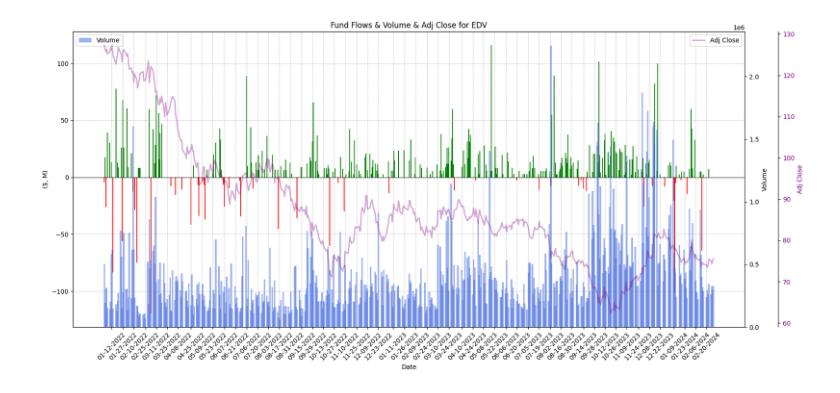
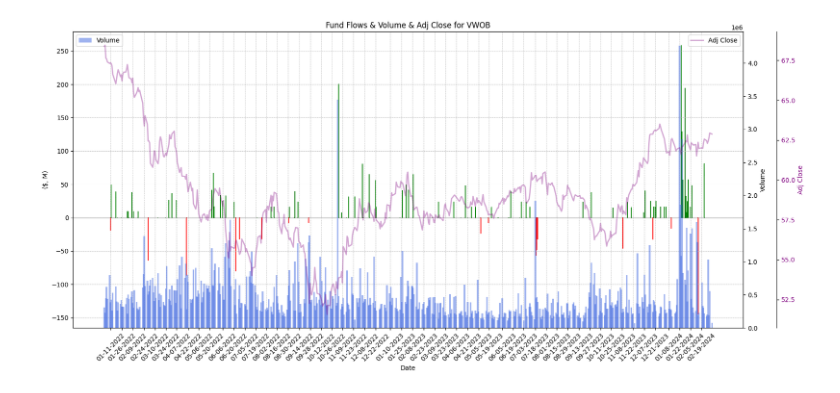
Before and after one commit to cleeclee123/ETF_Fund_Flows, a Jupyter notebook: flows.ipynb, the cells around one changed output. Cells and saved outputs as stored; diff of their text form; code cells hidden in the pictures.

```diff
--- a/flows.ipynb
+++ b/flows.ipynb
@@ -573,6 +573,6 @@ def get_tickers_from_vetta_to_df(url: str):
 # %%
 bond_etf_tickers = get_tickers_from_vetta(url=r"https://etfdb.com/data_set/?tm=94666&cond={%22by_type%22:[%22Etfdb::EtfType%22,374,null,false,false]}&no_null_sort=true&count_by_id=&limit=25&sort=assets_under_management&order=desc&limit=25&offset=0", pages=3, is_api_link=True)
 # %%
-plot_flows(tickers=["EDV"], date_subset_range=[datetime(2022, 1, 1), datetime.today()], tick_freq=10, update=False, plot_volume=True, plot_price=True)
+plot_flows(tickers=["VWOB"], date_subset_range=[datetime(2022, 1, 1), datetime.today()], tick_freq=10, update=False, plot_volume=True, plot_price=True)
 # %% [output]
-[figure, old version]
+[figure, new version]
```
Also changed, not shown: 3 other files.
